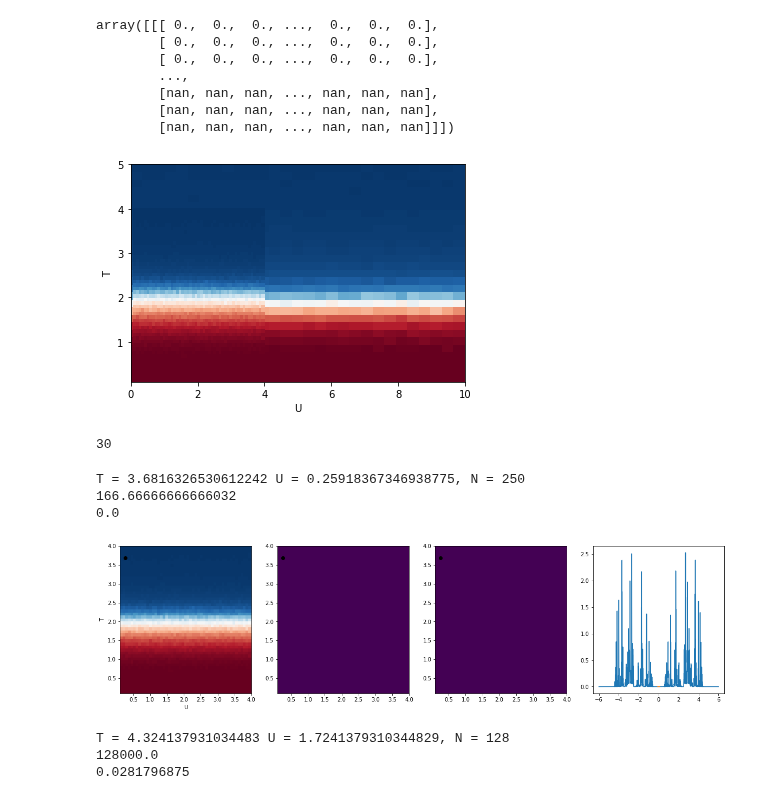
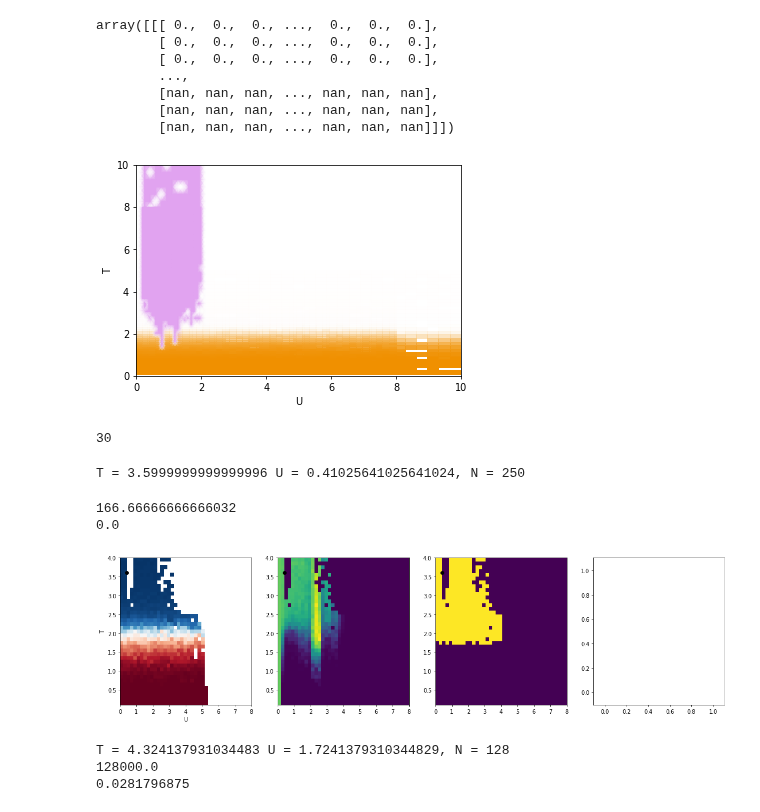
Before and after one commit to TomHodson/FKMC, a Jupyter notebook: notebooks/short_paper_figure_code/process_2D_phase_diagrams.ipynb, the cells around one changed output. Drawn from its saved outputs; the diff is of its cells as text; code cells hidden in the pictures.

```diff
--- a/notebooks/short_paper_figure_code/process_2D_phase_diagrams.ipynb
+++ b/notebooks/short_paper_figure_code/process_2D_phase_diagrams.ipynb
@@ -43,6 +88,6 @@ FileNotFoundError: [Errno 2] No such file or directory: '/rds/general/user/tch14
 # %%
 import pickle
-with open(f'/data/users/tch14/pickled_data/TJ_phase_data.pickle', 'wb') as f:
+with open(HPC_data / 'pickled_data/TJ_phase_data.pickle', 'wb') as f:
     # Pickle the 'data' dictionary using the highest protocol available.
     pickle.dump(TJ_phase_obs, f, pickle.HIGHEST_PROTOCOL)
     print('Pickling Successful')
@@ -170,11 +261,11 @@ import shutil
 from FKMC.import_funcs import get_data_funcmap_chain_ext
 logging.basicConfig()
 logger = logging.getLogger()
-logger.setLevel(logging.DEBUG)
+logger.setLevel(logging.WARNING)
 
-oTU = get_data_funcmap_chain_ext(Path('~/HPC_data/TU_phase_diagram2_finer_detail'),
+oTU = get_data_funcmap_chain_ext(Path('~/HPC_data/TU_phase_diagram3'),
             functions = TUfunctions,
-            task_id_range = range(10),
+            task_id_range = None,
             )
 print(oTU.processed_task_ids)
 
@@ -188,4 +279,7 @@ with open(Path('~/HPC_data/pickled_data/TU_finer_data.pickle').expanduser(), 'wb
     oTU.functions = None
     pickle.dump(oTU, f, pickle.HIGHEST_PROTOCOL)
     print('Pickling Successful')
+
+f, axes = plt.subplots(1,1, sharey = 'all', gridspec_kw = dict(wspace = 0.1))
+TU_phase_diagram(axes, oTU)
 # %% [output]
@@ -249,7 +311,7 @@ from FKMC.import_funcs import incremental_get_data_funcmap_chain_ext
 
 if 'oTU' not in globals():
     print("Loading incremental data...")
-    with open(Path('~/HPC_data/pickled_data/TU_finer_data.pickle').expanduser(), 'rb') as f:
+    with open(Path('~/HPC_data/pickled_data/TU_finer_data_DONT_USE.pickle').expanduser(), 'rb') as f:
         # Pickle the 'data' dictionary using the highest protocol available.
         oTU = pickle.load(f)
         oTU.functions = TUfunctions
@@ -258,7 +320,7 @@ print("Reading in more data...")
 logging.basicConfig()
 logger = logging.getLogger()
 logger.setLevel(logging.INFO)
-incremental_get_data_funcmap_chain_ext(oTU, task_id_range = range(10000));
+incremental_get_data_funcmap_chain_ext(oTU, task_id_range = None)
 
 import shutil
 
@@ -272,5 +334,8 @@ with open(Path('~/HPC_data/pickled_data/TU_finer_data.pickle').expanduser(), 'wb
     oTU.functions = None
     pickle.dump(oTU, f, pickle.HIGHEST_PROTOCOL)
     print('Pickling Successful')
+
+f, axes = plt.subplots(1,1, sharey = 'all', gridspec_kw = dict(wspace = 0.1))
+TU_phase_diagram(axes, oTU)
 # %% [output]
 Reading in more data...
@@ -307,25 +372,47 @@ array([[[ 0.,  0.,  0., ...,  0.,  0.,  0.],
         [nan, nan, nan, ..., nan, nan, nan]]])
 # %%
 def TU_phase_diagram(ax, TU_data):
+    cdw_color = '#f09000'
+    gapped_color = '#00afdb'
+    gapless_color = '#e1a3f0'
+
+    from matplotlib.colors import LinearSegmentedColormap
+
     plot_binder = False
     norm = mpl.colors.Normalize(vmin=0, vmax=1)
     #TU_data.hints.Mf_moments == ('Ns', 'repeats', 'Us', 'Ts', 'moment', 'MCstep')
     M2 = np.nanmean(TU_data.Mf_moments[-1, :, :, :, 2], axis = 0).T
     M4 = np.nanmean(TU_data.Mf_moments[-1, :, :, :, 4], axis = 0).T
     Y = M2**2 / M4 if plot_binder else M2
 
-    pcol = ax.pcolormesh(TU_data.Us, TU_data.Ts, Y, cmap="RdBu_r", norm = norm, linewidth=0, rasterized = True)
+    norm = mpl.colors.Normalize(vmin=0, vmax=1)
+    colors = [(1,1,1,0), cdw_color]
+    cmap = LinearSegmentedColormap.from_list("mycmap", colors)
+    pcol = ax.pcolormesh(TU_data.Us, TU_data.Ts, Y, cmap=cmap, norm = norm, linewidth=0, rasterized = True)
     #pcol.set_edgecolor('face')
     ax.set(ylabel = 'T', xlabel = 'U')
+
+    e = 0.01
+    ix = (-e < TU_data.E_bins[:-1] ) & (TU_data.E_bins[:-1] < e)
+    #                [Ns, Rs, Ts, Us, Es]
+    DOS = TU_data.DOS[-1, :, :, :, :].mean(axis = 0)
+    percent_low_E_states = DOS[:, :, ix].sum(axis = -1) / DOS.sum(axis = -1)[0, 0]
+
+
+    norm = mpl.colors.Normalize(vmin=0, vmax=0.1)
+    colors = [(1,1,1,0), gapless_color]
+    cmap = LinearSegmentedColormap.from_list("mycmap", colors)
+    pcol = ax.pcolormesh(TU_data.Ts, TU_data.Us, percent_low_E_states.T > 0.00001, cmap = cmap, shading = 'gouraud', rasterized = True, linewidth = 0)
+
 
 with open(Path('~/HPC_data/pickled_data/TU_phase_data.pickle').expanduser(), 'rb') as file:
     TU_data = pickle.load(file)
 
 f, axes = plt.subplots(1,1, sharey = 'all', gridspec_kw = dict(wspace = 0.1))
 TU_phase_diagram(axes, TU_data)
 TU_phase_diagram(axes, oTU)
 # %% [output]
-[figure, old version]
+[figure, new version]
 # %%
 # %% [output]
 30
@@ -363,12 +450,12 @@ def plot_opening(TU_data, Ti = 45, Ui = 5):
 
     print(percent_low_E_states[Ui, Ti])
 
-plot_opening(oTU, Ti = 45, Ui = 2)
+plot_opening(oTU, Ti = 35, Ui = 2)
 # %% [output]
-T = 3.6816326530612242 U = 0.25918367346938775, N = 250
-166.66666666666032
-0.0
+T = 3.5999999999999996 U = 0.41025641025641024, N = 250
+166.66666666666032
+0.0
-[figure, old version]
+[figure, new version]
 # %%
 plot_opening(TU_data, Ti = 25, Ui = 5)
 # %% [output]
```
Also changed, not shown: parts of 6 cells of this notebook, 6 other files.
